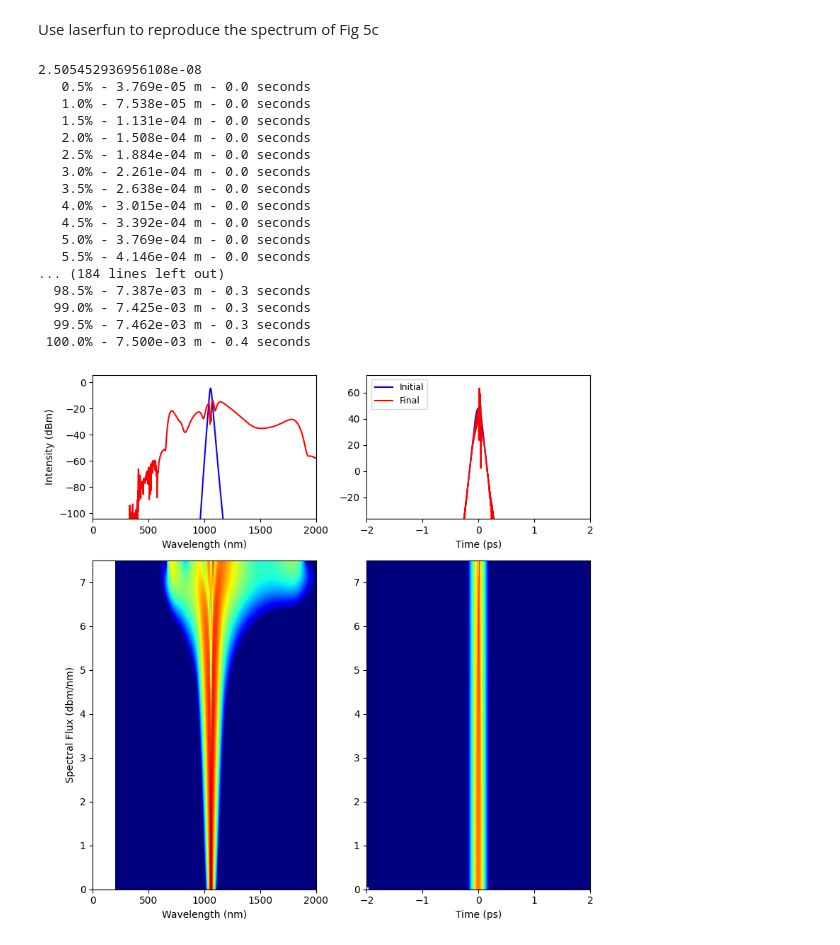
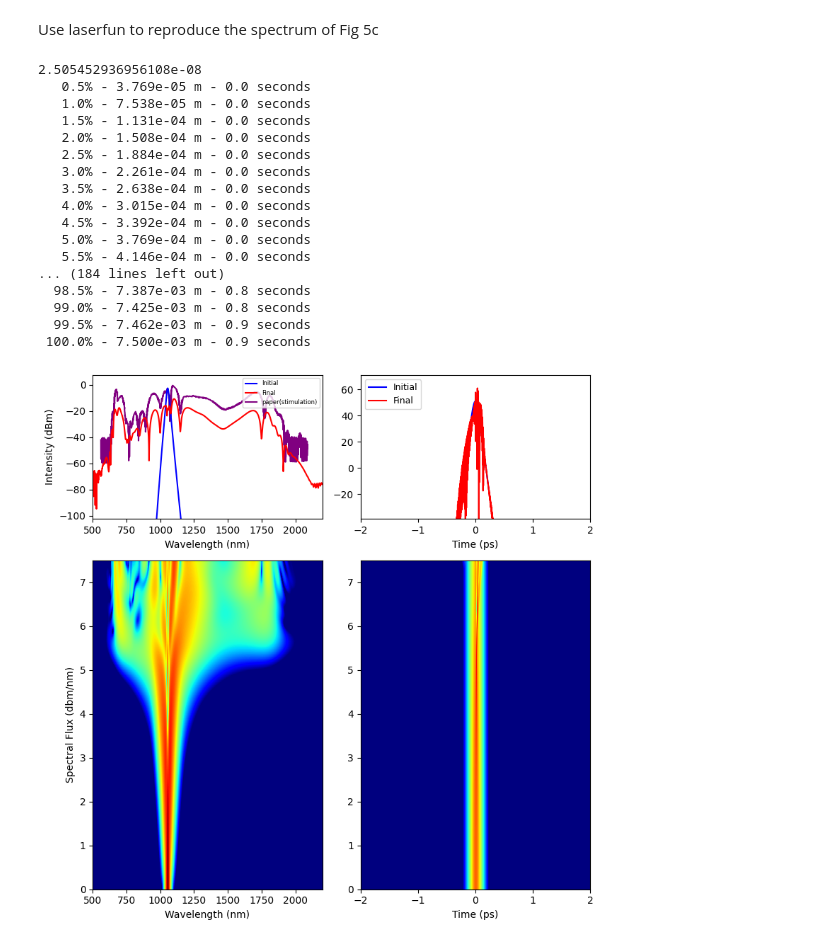
Before and after one commit to elizaleung830/SC-generation-stimulation, a Jupyter notebook: SCG_Stimulation/Benchmark/SCG stimulation/A_Klenner_et_al/code/Fig5c.ipynb, the cells around one changed output. Drawn from its saved outputs; the diff is of its cells as text; code cells hidden in the pictures.

Commit message:
add reference data for Klenner et al and adjust parameters

```diff
--- a/SCG_Stimulation/Benchmark/SCG stimulation/A_Klenner_et_al/code/Fig3a.ipynb
+++ b/SCG_Stimulation/Benchmark/SCG stimulation/A_Klenner_et_al/code/Fig5c.ipynb
@@ -52,9 +54,10 @@ polygon = OrderedDict(
 )
 
 # Define material property and resolution of waveguide
-resolutions = dict(core={"resolution": 0.02, "distance": 0.1},
-                   cladding={"resolution": 0.05, "distance": 0.1},
-                   buried_oxide={"resolution": 0.05, "distance": 0.1} )
+resolutions = dict(core={"resolution": 0.02, "distance": 0.3},
+                   cladding={"resolution": 0.05, "distance": 0.3},
+                   buried_oxide={"resolution": 0.05, "distance": 0.3} )
+
 
 n_dict = {"core": n_core,"cladding":n_cladding ,"buried_oxide": n_buried_oxide}
 
@@ -77,7 +80,7 @@ wavelength = 1.055
 for subdomain, n in n_dict.items():
         epsilon[basis0.get_dofs(elements=subdomain)] = n(wavelength) ** 2
 modes = compute_modes(basis0, epsilon, wavelength=wavelength, num_modes=3, order=1)
-modes_sorted = modes.sorted(key=lambda mode: -mode.calculate_power(elements="core").real)
+modes_sorted = modes.sorted(key=lambda mode: -np.real(mode.n_eff))
 modes_sorted[0].show(modes_sorted[0].E.real, direction="x")
 aeff = modes_sorted[0].calculate_effective_area()
 gamma = 2 * np.pi * n2 / (wavelength * 1e-6 * aeff * 1e-12)
@@ -178,20 +181,20 @@ n2 = 2.4e-19     # m^2/W n2 is the nonlinear refractive index at the center
 Alpha = 0.0     # loss (dB/cm)
 
 # pulse parameters
-FWHM = 80 * 1e-3  # pulse duration (ps)
+FWHM = 64 * 1e-3 * np.sqrt(2)  # FWHM (ps) of sech pulse is pulse duration * 1.76
 pulseWL = 1055  # pulse central wavelength (nm)
-frep_MHz = 1.025 * 1e9
-epp = 26 * 1e-12
-power = 1.8
+frep_MHz = 1.025 * 1e3 # Mhz
+epp = 36 * 1e-12 # joule
+power = 1.8 # watt
 
-chirp = 800 *1e-6  #ps^2
+#chirp = 800 *1e-6  #ps^2
 
 GDD = True   # Group delay dispersion (ps^2)
 TOD = False  # Third order dispersion (ps^3)
 FOD = False  # Fourth order dispersion
 
 # simulation parameters
-Window = 4  # simulation window (ps)
+Window = 4 # simulation window (ps)
 Steps = 200  # simulation steps
 Points = 2 ** 14  # simulation points
 rtol = 1e-4  # relative error for NLSE integrator
@@ -218,41 +221,55 @@ def gamma_function(pump_wl):  # provide the nonlinearity at the pump to the NLSE
 
 # create the pulse:
 p = lf.Pulse(pulse_type='sech', fwhm_ps=FWHM, center_wavelength_nm=pulseWL,
-             time_window_ps=Window, power_is_avg=True,power= power, wav=wls,RI=neff_list, GDD=GDD,TOD=TOD, FOD=FOD, npts=Points, epp = epp)
-p.chirp_pulse_W(chirp)
+             time_window_ps=Window, power_is_avg=True,power= power, wav=wls,RI=neff_list, GDD=GDD,TOD=TOD, FOD=FOD, npts=Points,frep_MHz=frep_MHz, epp =epp)
+#p.chirp_pulse_W(chirp)
 
 # create the waveguide
 f = lf.Fiber(length, center_wl_nm=pulseWL, dispersion_format='GVD',
-             gamma_W_m=gamma_function(pulseWL), loss_dB_per_m=Alpha * 100)
+             gamma_W_m=3.25, loss_dB_per_m=Alpha * 100)
 
 f.set_dispersion_function(disp_function, dispersion_format='n')
 
 # propagate the pulse using the NLSE
 results = lf.NLSE(p, f, raman=Raman, shock=Steep, nsaves=Steps, rtol=rtol,
                   atol=atol, print_status=True)
 #Plot adjusting
+ref_fig5d = pd.read_csv(
+    "../reference_data/fig5c.csv", dtype=np.float64
+)
+ref_fig5d_stm = pd.read_csv(
+    "../reference_data/fig5c_stm.csv", dtype=np.float64
+)
 
 
-fig, axes = results.plot(wavelength=True, show=False, tlim=(-2, 2), flim=(0, 2000), wmax = 8000, wmin = 200)
+fig, axes = results.plot(wavelength=True, show=False, tlim=(-2, 2), flim=(500, 2200), wmax = 2200, wmin = 500)
 
+ref_fig5d_x, ref_fig5d_y = np.split(ref_fig5d.values, 2, axis=1)
+ref_fig5d_stm_x, ref_fig5d_stm_y = np.split(ref_fig5d_stm.values, 2, axis=1)
+
+#axes[0][0].plot(ref_fig5d_x, ref_fig5d_y, c="green", label="paper(experiement)", zorder=0)
+axes[0][0].plot(ref_fig5d_stm_x, ref_fig5d_stm_y, c="purple", label="paper(stimulation)", zorder=0)
+axes[0][0].legend(loc="upper right", prop={'size': 6},fontsize=8)
+
+axes[1][0].set_xlim(500, 2200)
 plt.set_cmap('jet')
 plt.show()
 # %% [output]
 2.505452936956108e-08
    0.5% - 3.769e-05 m - 0.0 seconds
    1.0% - 7.538e-05 m - 0.0 seconds
    1.5% - 1.131e-04 m - 0.0 seconds
    2.0% - 1.508e-04 m - 0.0 seconds
    2.5% - 1.884e-04 m - 0.0 seconds
    3.0% - 2.261e-04 m - 0.0 seconds
    3.5% - 2.638e-04 m - 0.0 seconds
    4.0% - 3.015e-04 m - 0.0 seconds
    4.5% - 3.392e-04 m - 0.0 seconds
    5.0% - 3.769e-04 m - 0.0 seconds
    5.5% - 4.146e-04 m - 0.0 seconds
 ... (184 lines left out)
-  98.5% - 7.387e-03 m - 0.3 seconds
-  99.0% - 7.425e-03 m - 0.3 seconds
-  99.5% - 7.462e-03 m - 0.3 seconds
- 100.0% - 7.500e-03 m - 0.4 seconds
+  98.5% - 7.387e-03 m - 0.8 seconds
+  99.0% - 7.425e-03 m - 0.8 seconds
+  99.5% - 7.462e-03 m - 0.9 seconds
+ 100.0% - 7.500e-03 m - 0.9 seconds
-[figure, old version]
+[figure, new version]
```
Also changed, not shown: parts of 3 cells of this notebook, 7 other files.
